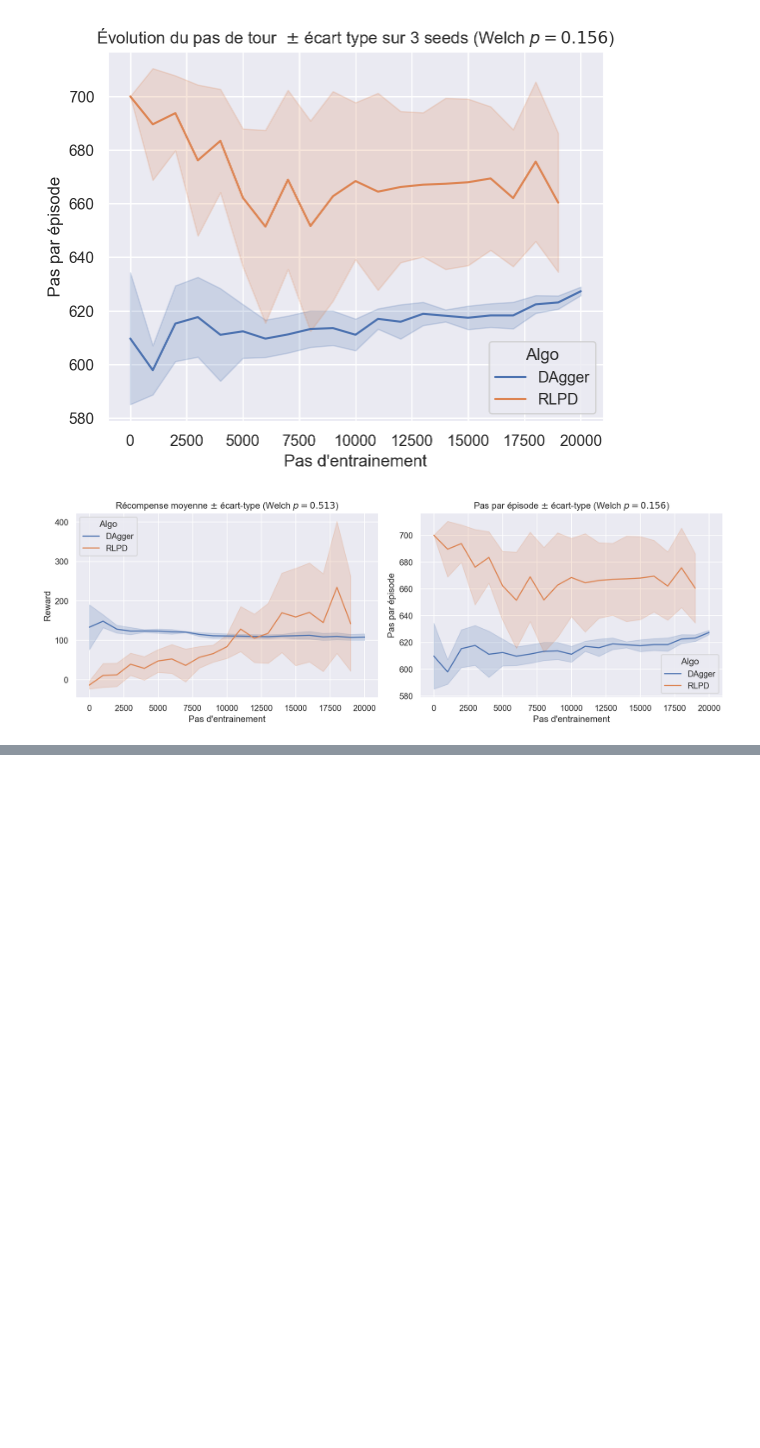
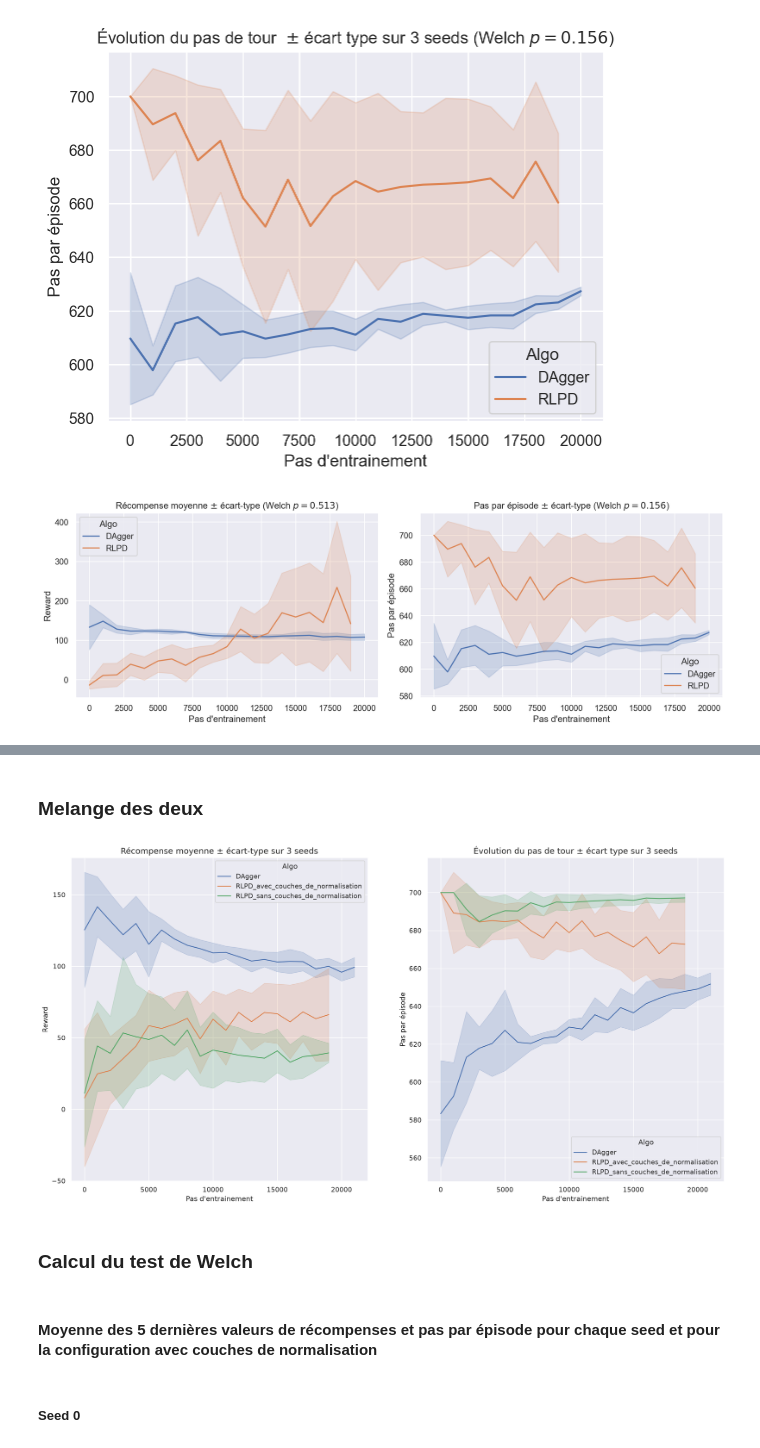
Before and after one commit to emmanuelgkn/rl_mini_projet_2, a Jupyter notebook: graphiques.ipynb, the cells around one changed output, grey strips where cells are left out. Cells and saved outputs as stored; diff of their text form; code cells hidden in the pictures; blank space fills up the shorter version.

```diff
--- a/graphiques.ipynb
+++ b/graphiques.ipynb
@@ -73,0 +120,20 @@ plt.show()
+# %% [markdown]
+### Melange des deux
+# %%
+plt.figure(figsize=(20,10))
+ax1=plt.subplot(1,2,1)
+
+sn.lineplot(data=data, x="Pas d'entrainement", y="Reward", hue="Algo",errorbar="sd",ax=ax1)
+ax1.set_title("Récompense moyenne $\pm$ écart-type sur 3 seeds", fontsize=14)
+
+ax2 = plt.subplot(1,2,2)
+
+
+sn.lineplot(data=data, x="Pas d'entrainement", y="Pas par épisode", hue="Algo",errorbar="sd",ax=ax2)
+ax2.set_title("Évolution du pas de tour $\pm$ écart type sur 3 seeds",fontsize=14)
+
+plt.savefig("Comparaison_récompense_moyenne_avec_ou_sans_layerNorm.png")
+# %% [output]
+[figure, added]
+# %% [markdown]
+### Calcul du test de Welch
@@ -73,0 +142,2 @@ plt.show()
+# %% [markdown]
+#### Moyenne des 5 dernières valeurs de récompenses et pas par épisode pour chaque seed et pour la configuration avec couches de normalisation
@@ -73,0 +146,2 @@ plt.show()
+# %% [markdown]
+##### Seed 0
```
Also changed, not shown: parts of 28 cells of this notebook, 2 other files.
